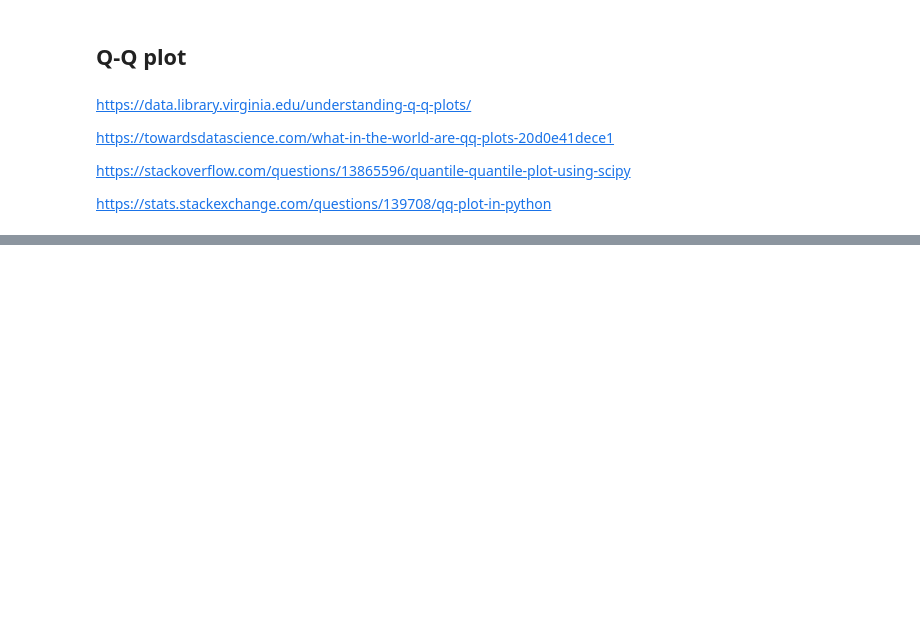
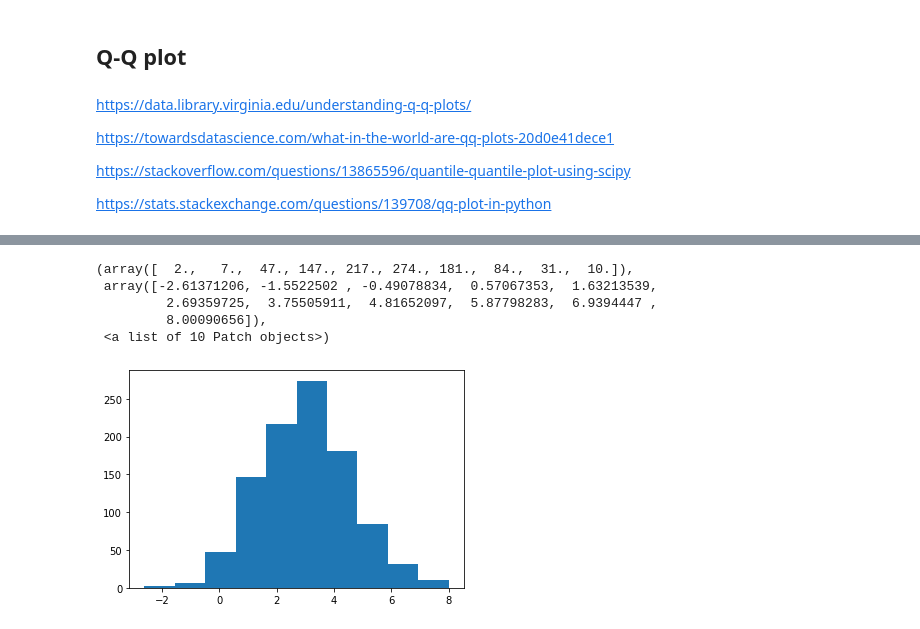
Before and after one commit to Adibank/DPDM, a Jupyter notebook: Data102.ipynb, the cells around one changed output, grey strips where cells are left out. Cells and saved outputs as stored; diff of their text form; code cells hidden in the pictures; blank space fills up the shorter version.

```diff
--- a/Data102.ipynb
+++ b/Data102.ipynb
@@ -345,0 +351,9 @@ Text(0.5, 1.0, 'Normal Q-Q plot')
+# %%
+plt.hist(s)
+# %% [output]
+(array([  2.,   7.,  47., 147., 217., 274., 181.,  84.,  31.,  10.]),
+ array([-2.61371206, -1.5522502 , -0.49078834,  0.57067353,  1.63213539,
+         2.69359725,  3.75505911,  4.81652097,  5.87798283,  6.9394447 ,
+         8.00090656]),
+ <a list of 10 Patch objects>)
+[figure, added]
```
Also changed, not shown: parts of 29 cells of this notebook.
